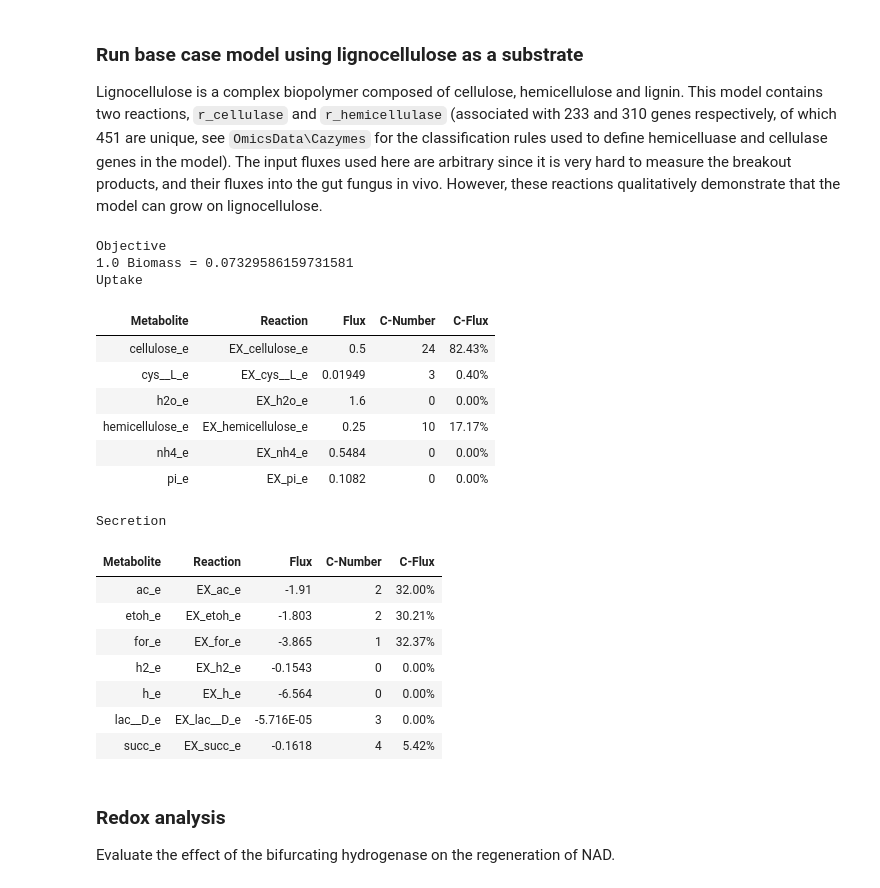
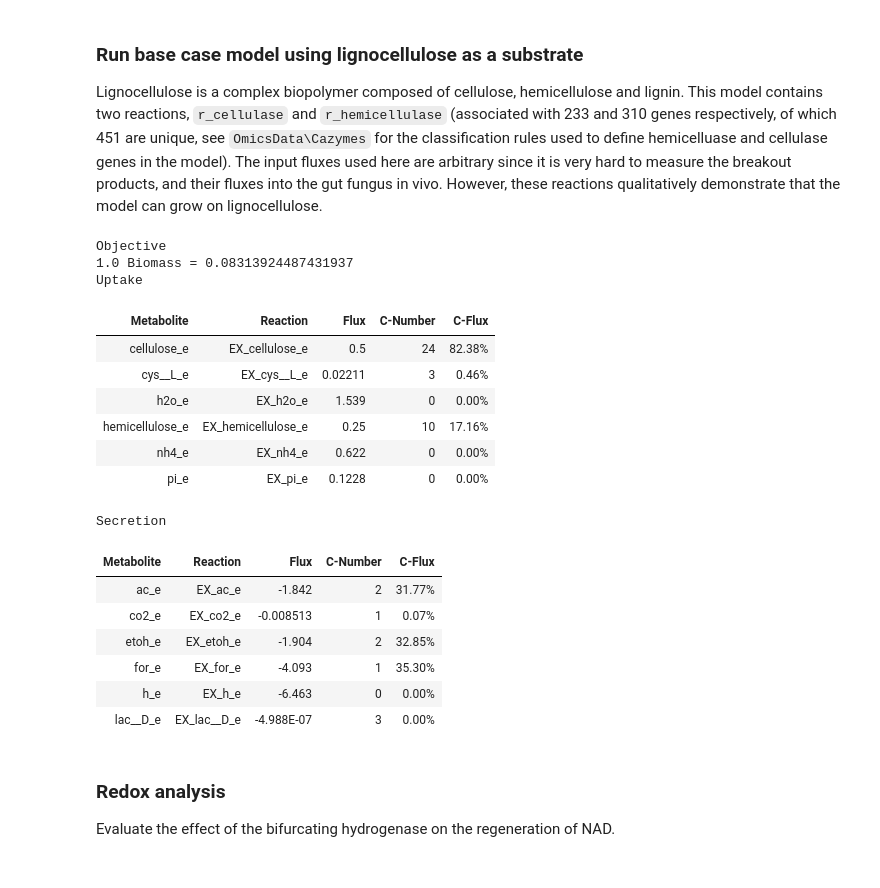
Before and after one commit to stelmo/iNlan20, a Jupyter notebook: ReconstructionAndAnalysis/iNlan20 Example Simulations.ipynb, the cells around one changed output. Cells and saved outputs as stored; diff of their text form; code cells hidden in the pictures.

Commit message:
update model and simulations

```diff
--- a/ReconstructionAndAnalysis/iNlan20 Example Simulations.ipynb
+++ b/ReconstructionAndAnalysis/iNlan20 Example Simulations.ipynb
@@ -125,49 +129,49 @@ Secretion
 Lignocellulose is a complex biopolymer composed of cellulose, hemicellulose and lignin. This model contains two reactions, `r_cellulase` and `r_hemicellulase` (associated with 233 and 310 genes respectively, of which 451 are unique, see `OmicsData\Cazymes` for the classification rules used to define hemicelluase and cellulase genes in the model). The input fluxes used here are arbitrary since it is very hard to measure the breakout products, and their fluxes into the gut fungus in vivo. However, these reactions qualitatively demonstrate that the model can grow on lignocellulose.
 # %%
 model = cobra.io.read_sbml_model(modelloc)
+model.solver = "gurobi"
 
 # Switch the glucose exchange off
 glc_ex = model.reactions.get_by_id("EX_glc__D_e")
 glc_ex.lower_bound = 0
 glc_ex.upper_bound = 0
 
 
 # Metabolize cellulose
 cc_ex = model.reactions.get_by_id("EX_cellulose_e")
 cc_ex.lower_bound = -0.5
 cc_ex.upper_bound = -0.5
 
 # Metabolize hemicellulose
 hc_ex = model.reactions.get_by_id("EX_hemicellulose_e")
 hc_ex.lower_bound = -0.25
 hc_ex.upper_bound = -0.25
 
 
 
 fba_sol = model.optimize()
 fba_sol.fluxes.to_json(fbaloc)
 
 model.summary()
 # %% [output]
 Objective
-1.0 Biomass = 0.07329586159731581
+1.0 Biomass = 0.08313924487431937
 Uptake
 | Metabolite | Reaction | Flux | C-Number | C-Flux |
-| cellulose_e | EX_cellulose_e | 0.5 | 24 | 82.43% |
-| cys__L_e | EX_cys__L_e | 0.01949 | 3 | 0.40% |
-| h2o_e | EX_h2o_e | 1.6 | 0 | 0.00% |
-| hemicellulose_e | EX_hemicellulose_e | 0.25 | 10 | 17.17% |
-| nh4_e | EX_nh4_e | 0.5484 | 0 | 0.00% |
-| pi_e | EX_pi_e | 0.1082 | 0 | 0.00% |
+| cellulose_e | EX_cellulose_e | 0.5 | 24 | 82.38% |
+| cys__L_e | EX_cys__L_e | 0.02211 | 3 | 0.46% |
+| h2o_e | EX_h2o_e | 1.539 | 0 | 0.00% |
+| hemicellulose_e | EX_hemicellulose_e | 0.25 | 10 | 17.16% |
+| nh4_e | EX_nh4_e | 0.622 | 0 | 0.00% |
+| pi_e | EX_pi_e | 0.1228 | 0 | 0.00% |
 Secretion
 | Metabolite | Reaction | Flux | C-Number | C-Flux |
-| ac_e | EX_ac_e | -1.91 | 2 | 32.00% |
-| etoh_e | EX_etoh_e | -1.803 | 2 | 30.21% |
-| for_e | EX_for_e | -3.865 | 1 | 32.37% |
-| h2_e | EX_h2_e | -0.1543 | 0 | 0.00% |
-| h_e | EX_h_e | -6.564 | 0 | 0.00% |
-| lac__D_e | EX_lac__D_e | -5.716E-05 | 3 | 0.00% |
-| succ_e | EX_succ_e | -0.1618 | 4 | 5.42% |
+| ac_e | EX_ac_e | -1.842 | 2 | 31.77% |
+| co2_e | EX_co2_e | -0.008513 | 1 | 0.07% |
+| etoh_e | EX_etoh_e | -1.904 | 2 | 32.85% |
+| for_e | EX_for_e | -4.093 | 1 | 35.30% |
+| h_e | EX_h_e | -6.463 | 0 | 0.00% |
+| lac__D_e | EX_lac__D_e | -4.988E-07 | 3 | 0.00% |
 # %% [markdown]
 ### Redox analysis
 Evaluate the effect of the bifurcating hydrogenase on the regeneration of NAD.
```
Also changed, not shown: parts of 8 cells of this notebook, 9 other files.
